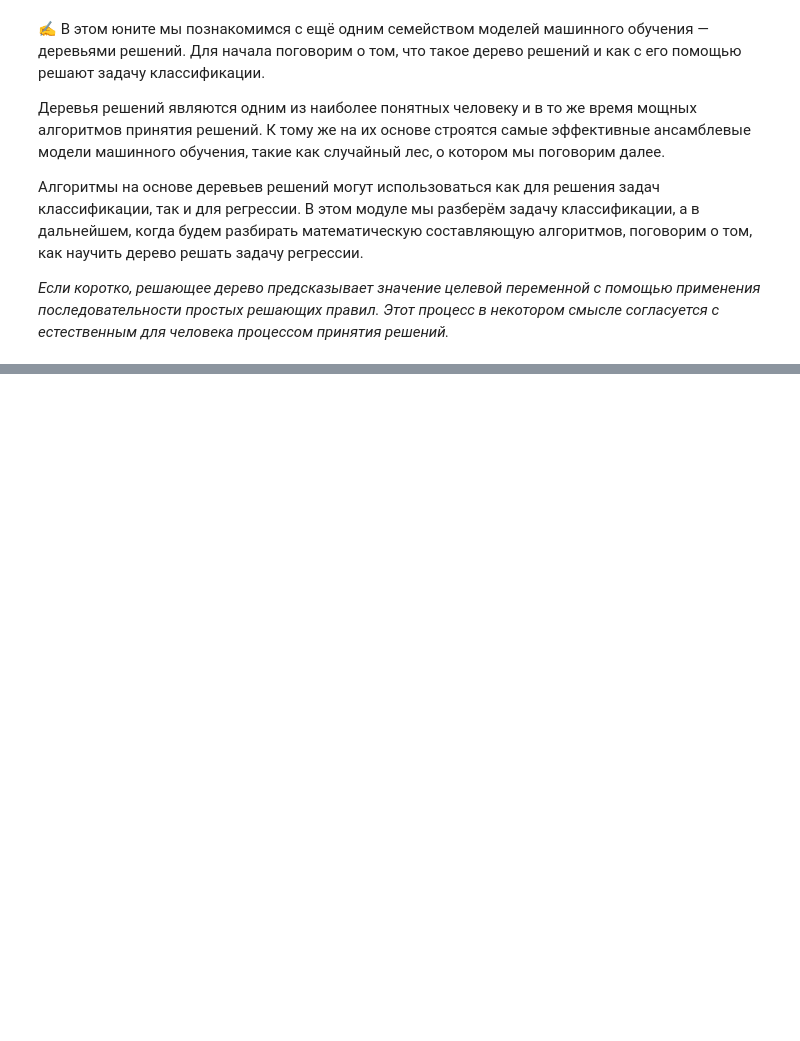
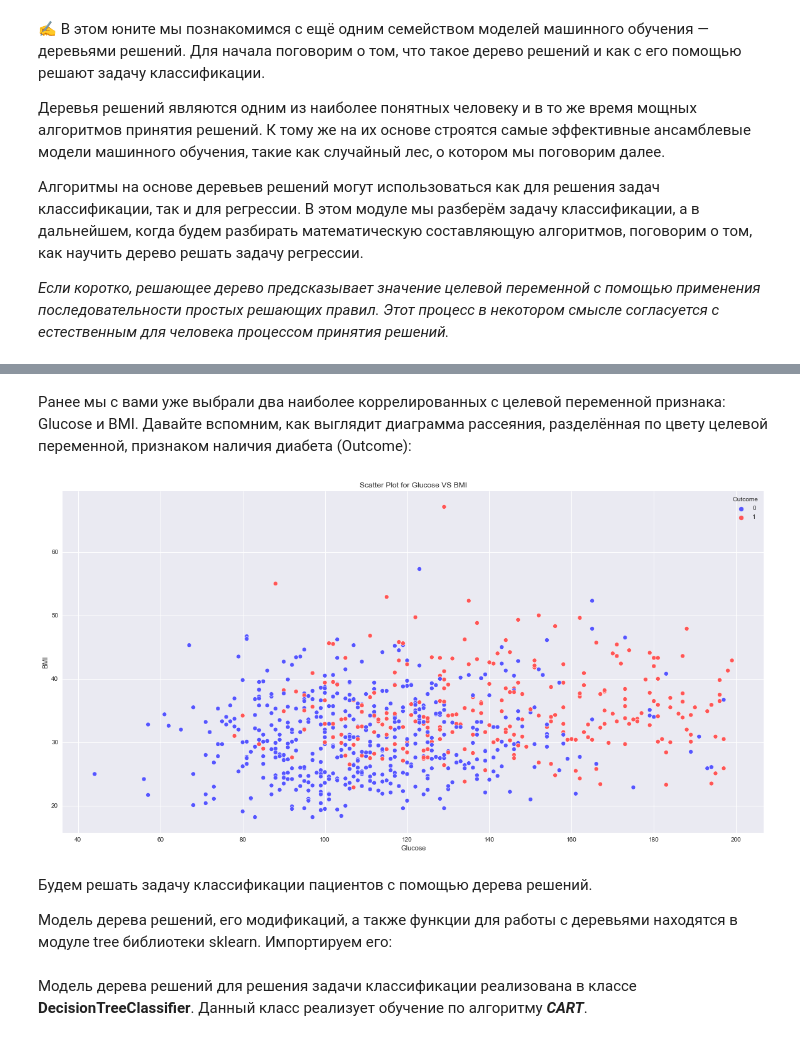
Before and after one commit to royvudgren/sf_datascience_practice, a Jupyter notebook: ML-3 supervised learning classification/5 desicion trees.ipynb, the cells around one changed output, grey strips where cells are left out. Drawn from its saved outputs; the diff is of its cells as text; code cells hidden in the pictures; blank space fills up the shorter version.

```diff
--- a/ML-3 supervised learning classification/5 desicion trees.ipynb
+++ b/ML-3 supervised learning classification/5 desicion trees.ipynb
@@ -15,0 +336,17 @@
+# %%
+import numpy as np #для матричных вычислений
+import pandas as pd #для анализа и предобработки данных
+import matplotlib.pyplot as plt #для визуализации
+import seaborn as sns #для визуализации
+
+from sklearn import linear_model #линейные модели
+from sklearn import metrics #метрики
+from sklearn.model_selection import train_test_split #разделение выборки
+from sklearn import preprocessing #предобработка
+%matplotlib inline
+plt.style.use('seaborn')
+
+from sklearn import tree #модели деревьев решения
+# %%
+diabetes_data = pd.read_csv('data/diabetes_cleaned.csv')
+diabetes_data.head()
@@ -15,0 +360,17 @@
+# %% [markdown]
+Ранее мы с вами уже выбрали два наиболее коррелированных с целевой переменной признака: Glucose и BMI. Давайте вспомним, как выглядит диаграмма рассеяния, разделённая по цвету целевой переменной, признаком наличия диабета (Outcome):
+# %%
+fig, ax = plt.subplots(figsize = (20, 10)) #фигура + координатная плоскость
+#Строим диаграмму рассеяния
+sns.scatterplot(
+    data=diabetes_data, #датасет
+    x='Glucose', #ось абсцисс
+    y='BMI', #ось ординат
+    hue='Outcome', #группировка
+    palette='seismic', #палитра
+    ax=ax, #координатная плоскость
+);
+#Задаём название графика
+ax.set_title('Scatter Plot for Glucose VS BMI');
+# %% [output]
+[figure, added]
@@ -15,0 +383,4 @@
+# %% [markdown]
+Будем решать задачу классификации пациентов с помощью дерева решений.
+
+Модель дерева решений, его модификаций, а также функции для работы с деревьями находятся в модуле tree библиотеки sklearn. Импортируем его:
@@ -15,0 +389,2 @@
+# %% [markdown]
+Модель дерева решений для решения задачи классификации реализована в классе **DecisionTreeClassifier**. Данный класс реализует обучение по алгоритму ***CART***.
```
Also changed, not shown: parts of 57 cells of this notebook, 18 other files.
